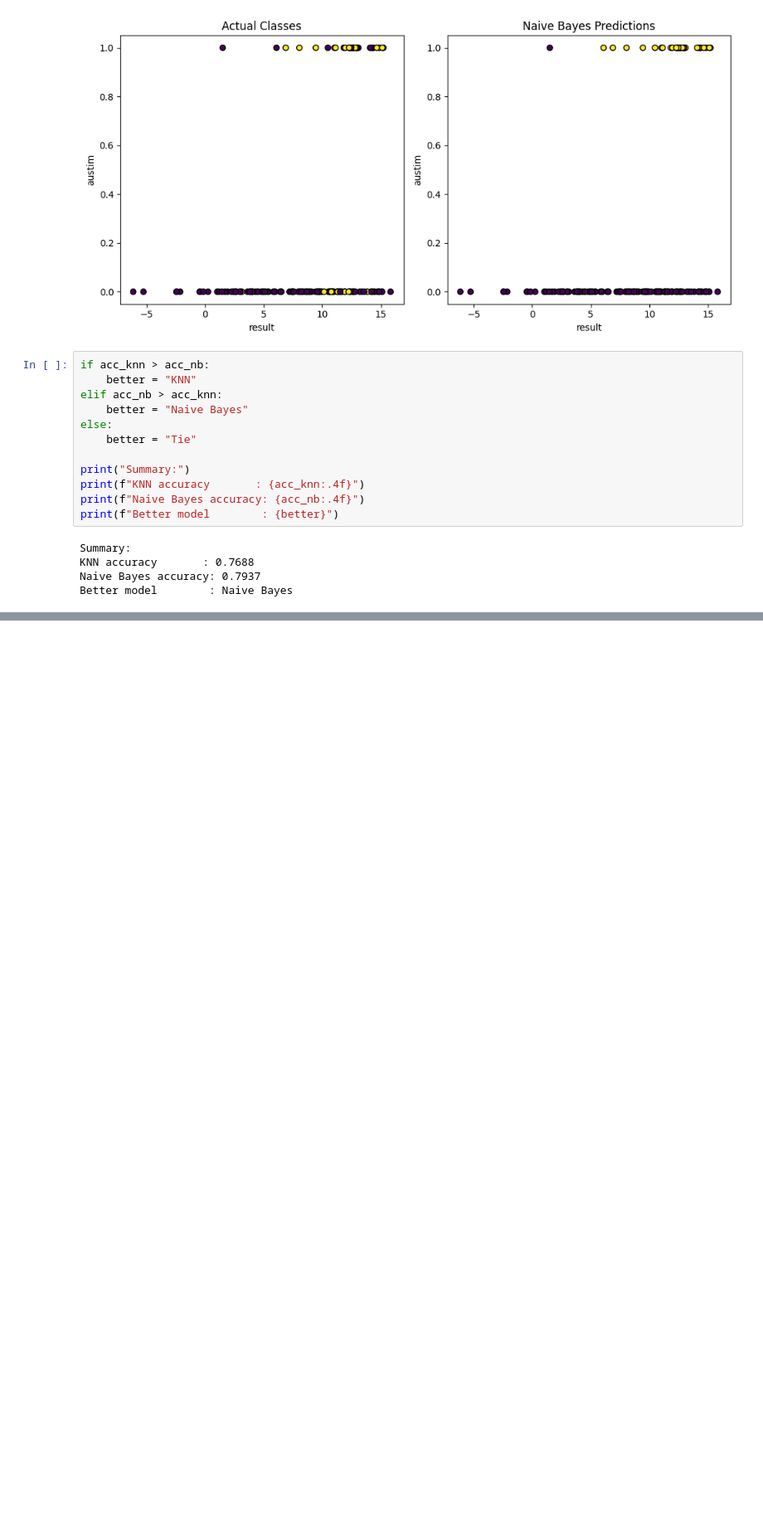
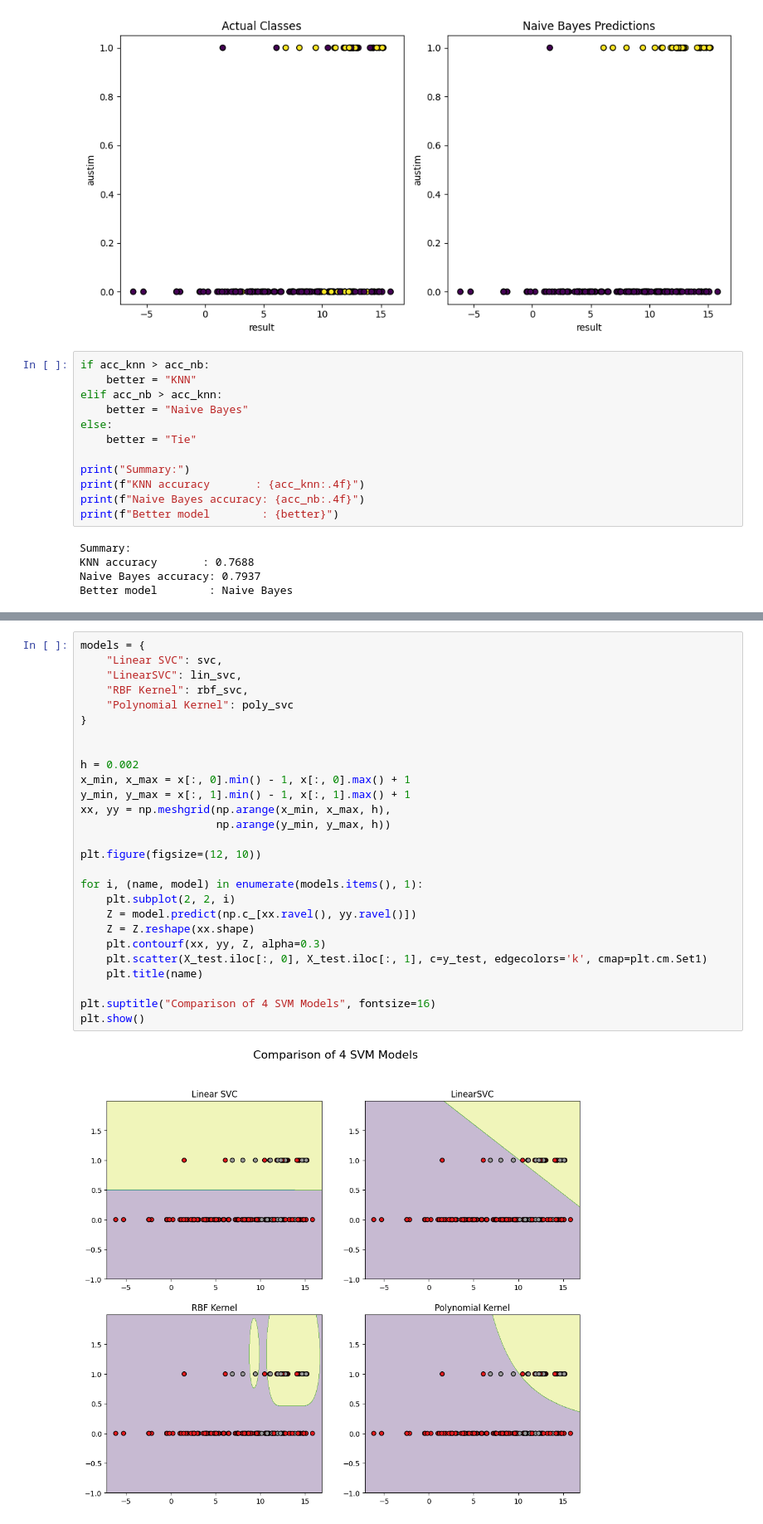
Before and after one commit to SRARNAB7/HDS_5320_Group_Project, a Jupyter notebook: Project_2.ipynb, the cells around one changed output, grey strips where cells are left out. Shown at 83% size. Cells and saved outputs as stored; diff of their text form; blank space fills up the shorter version.

```diff
--- a/Project_2.ipynb
+++ b/Project_2.ipynb
@@ -990,0 +1022,29 @@ Better model        : Naive Bayes
+# %%
+models = {
+    "Linear SVC": svc,
+    "LinearSVC": lin_svc,
+    "RBF Kernel": rbf_svc,
+    "Polynomial Kernel": poly_svc
+}
+
+
+h = 0.002
+x_min, x_max = x[:, 0].min() - 1, x[:, 0].max() + 1
+y_min, y_max = x[:, 1].min() - 1, x[:, 1].max() + 1
+xx, yy = np.meshgrid(np.arange(x_min, x_max, h),
+                     np.arange(y_min, y_max, h))
+
+plt.figure(figsize=(12, 10))
+
+for i, (name, model) in enumerate(models.items(), 1):
+    plt.subplot(2, 2, i)
+    Z = model.predict(np.c_[xx.ravel(), yy.ravel()])
+    Z = Z.reshape(xx.shape)
+    plt.contourf(xx, yy, Z, alpha=0.3)
+    plt.scatter(X_test.iloc[:, 0], X_test.iloc[:, 1], c=y_test, edgecolors='k', cmap=plt.cm.Set1)
+    plt.title(name)
+
+plt.suptitle("Comparison of 4 SVM Models", fontsize=16)
+plt.show()
+# %% [output]
+[figure, added]
```
Also changed, not shown: parts of 2 cells of this notebook.
